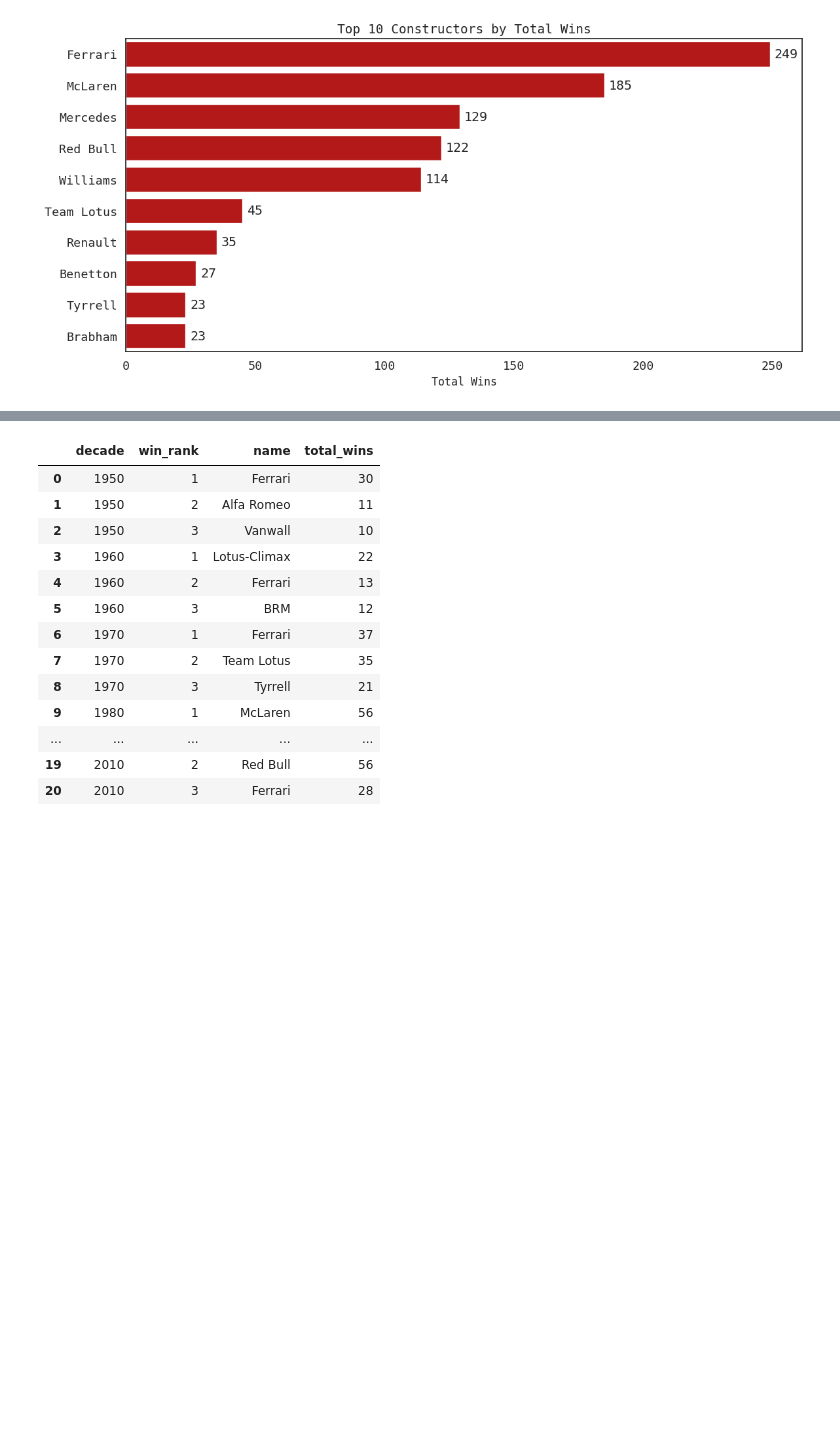
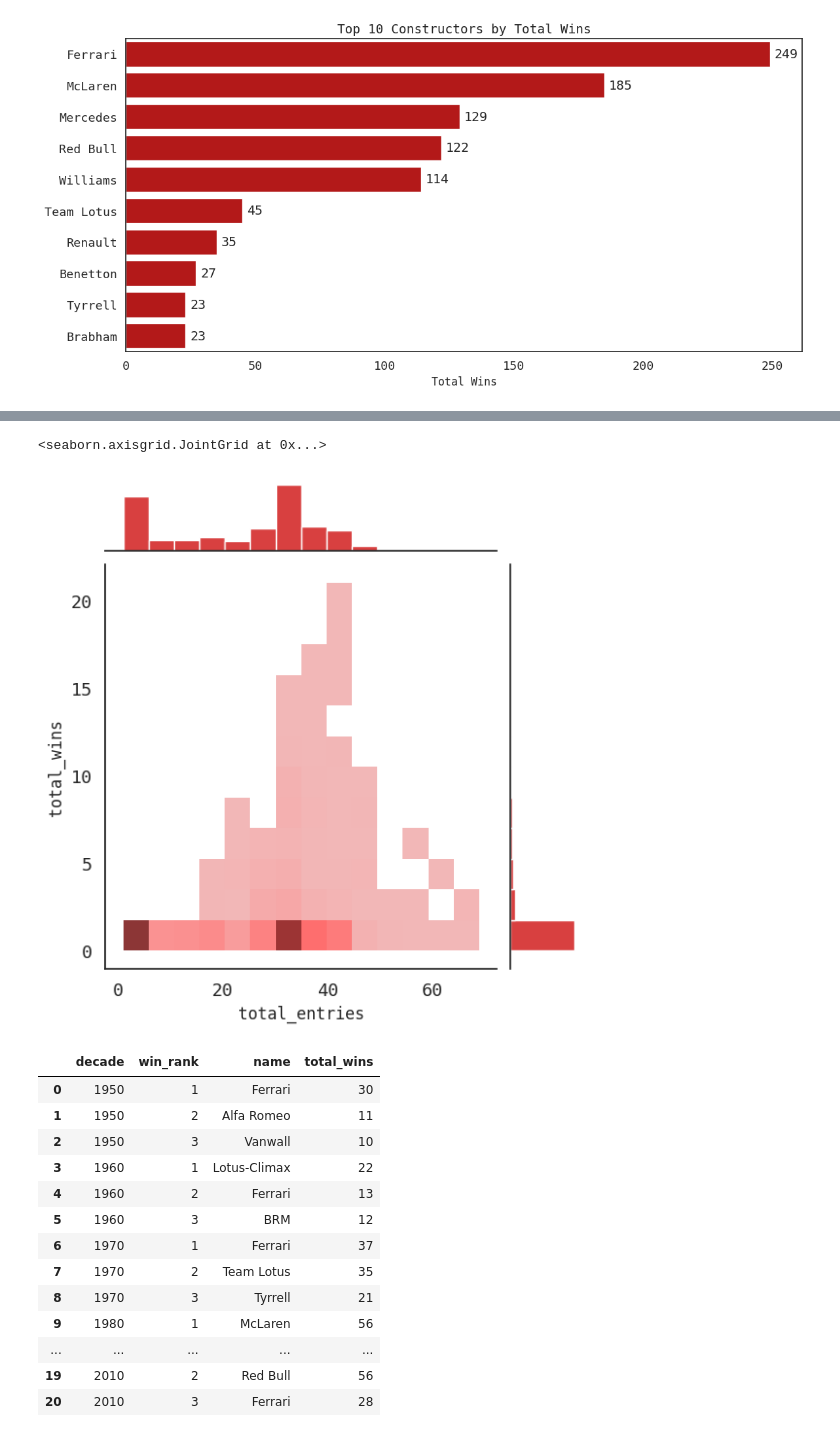
Before and after one commit to jakowczukalicja/formula1-sql-analysis, a Jupyter notebook: analysis.ipynb, the cells around one changed output, grey strips where cells are left out. Saved outputs shown, nothing was run; the diff lists cells and outputs as text; code cells hidden in the pictures; blank space fills up the shorter version.

Commit message:
wins entries distribution

```diff
--- a/analysis.ipynb
+++ b/analysis.ipynb
@@ -266,3 +266,21 @@ plt.tight_layout()
 plt.show()
 # %% [output]
 [figure]
+# %%
+# What is the distribution of race entries and wins per constructor per season?
+
+query = """
+        SELECT
+        ra.year,
+        c.name,
+        COUNT(*) AS total_entries,
+        SUM(CASE WHEN re.position = 1 THEN 1 ELSE 0 END) AS total_wins
+        FROM results re
+        JOIN constructors c ON c.constructorId = re.constructorId
+        JOIN races ra ON ra.raceId = re.raceId
+        GROUP BY re.constructorId, ra.year
+"""
+
+
+df = pd.read_sql(query, conn)
+df
@@ -269,3 +301,8 @@ plt.show()
+# %%
+sns.jointplot(data=df, x='total_entries',y='total_wins',kind='hist')
+# %% [output]
+<seaborn.axisgrid.JointGrid at 0x...>
+[figure, added]
 # %%
 # Which constructors dominated (in terms of total_wins) each decade of Formula 1?
 
```
Also changed, not shown: parts of 1 cell of this notebook.
